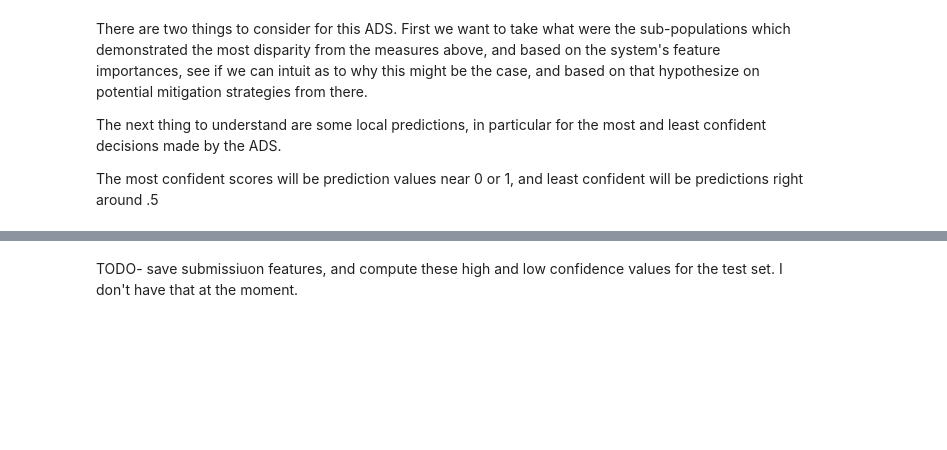
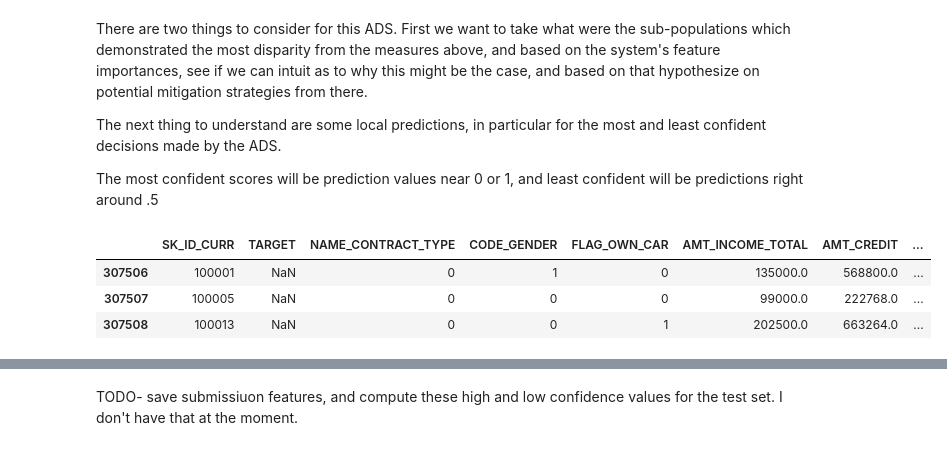
Before and after one commit to nkasmanoff/RDS_Project, a Jupyter notebook: notebooks/Fairness.ipynb, the cells around one changed output, grey strips where cells are left out. Cells and saved outputs as stored; diff of their text form; code cells hidden in the pictures; blank space fills up the shorter version.

```diff
--- a/notebooks/Fairness.ipynb
+++ b/notebooks/Fairness.ipynb
@@ -177,0 +251,14 @@ test['PREDICTIONS'].describe()
+# %%
+data = pd.read_csv('../dat/challenge_final_df.csv',index_col=0)
+data = data.rename(columns = lambda x:re.sub('[^A-Za-z0-9_]+', '', x))
+# %%
+df = data[data['TARGET'].notnull()]
+
+test = data[data['TARGET'].isnull()]
+# %%
+test.head(n=3)
+# %% [output]
+|  | SK_ID_CURR | TARGET | NAME_CONTRACT_TYPE | CODE_GENDER | FLAG_OWN_CAR | AMT_INCOME_TOTAL | AMT_CREDIT | ... |
+| 307506 | 100001 | NaN | 0 | 1 | 0 | 135000.0 | 568800.0 | ... |
+| 307507 | 100005 | NaN | 0 | 0 | 0 | 99000.0 | 222768.0 | ... |
+| 307508 | 100013 | NaN | 0 | 0 | 1 | 202500.0 | 663264.0 | ... |
```
Also changed, not shown: parts of 44 cells of this notebook, 1 other file.
